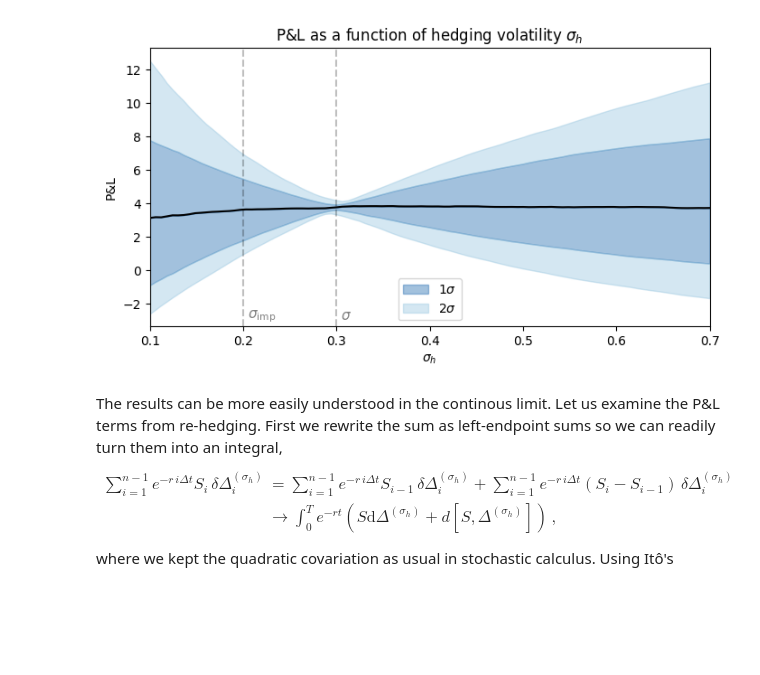
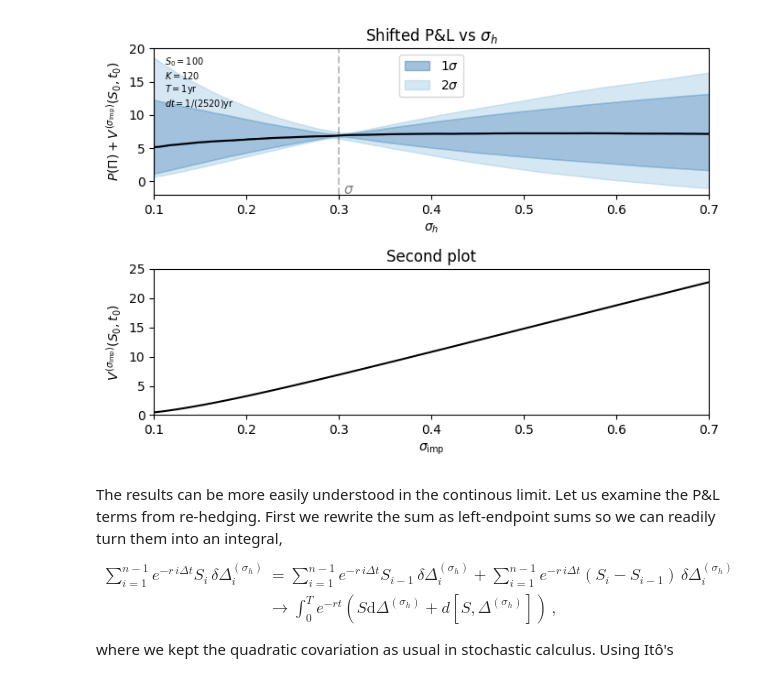
Before and after one commit to rebalkin/Quant-portfolio, a Jupyter notebook: notebooks/vol_arb.ipynb, the cells around one changed output. Drawn from its saved outputs; the diff is of its cells as text; code cells hidden in the pictures; blank space fills up the shorter version.

```diff
--- a/notebooks/vol_arb.ipynb
+++ b/notebooks/vol_arb.ipynb
@@ -111,7 +165,7 @@ def vol_arb(S0,r,K,D,sigmaH,sigmaReal,sigmaImp,T,dt,MC,MC_given):
 S0=100
 mu=0.03
 r=0.05
-K=100
+K=120
 sigmaImp=0.2
 sigmaReal= 0.3
 m=1000
@@ -128,48 +182,45 @@ for sigmaH in  sigmaH_range:
     dists.append(dist)
     dists_percentiles.append(p)
 dists = np.array(dists)
-dists_percentiles = np.array(dists_percentiles)
+dists_percentiles = np.array(dists_percentiles)+bs.bs_formula_price(S0,K,r,D,sigmaImp,T,'call')
 # %%
-fig, ax = plt.subplots(figsize=(8,4))
+fig, (ax1, ax2) = plt.subplots(ncols=1,nrows=2, figsize=(7,5), sharey=False)
 
-colors= [plt.cm.Blues(0.8), plt.cm.Blues(0.4)]
-# ax.plot(sigmaH_range,result[:,0],color=colors[1],alpha=0.00)
-# ax.plot(sigmaH_range,result[:,1],color=colors[0],alpha=0.00)
-ax.plot(sigmaH_range,dists_percentiles[:,2],color='black')
-# ax.plot(sigmaH_range,result[:,3],color=colors[0],alpha=0.00)
-# ax.plot(sigmaH_range,result[:,4],color=colors[1],alpha=0.00)
+# --- First plot (your existing code goes to ax1) ---
+colors = [plt.cm.Blues(0.8), plt.cm.Blues(0.4)]
+ax1.plot(sigmaH_range, dists_percentiles[:,2], color='black')
+ax1.fill_between(sigmaH_range, dists_percentiles[:,1], dists_percentiles[:,2],
+                 alpha=0.4, color=colors[0], zorder=0, label=r'1$\sigma$')
+ax1.fill_between(sigmaH_range, dists_percentiles[:,3], dists_percentiles[:,2],
+                 alpha=0.4, color=colors[0], zorder=0)
+ax1.fill_between(sigmaH_range, dists_percentiles[:,4], dists_percentiles[:,3],
+                 alpha=0.4, color=colors[1], zorder=0, label=r'2$\sigma$')
+ax1.fill_between(sigmaH_range, dists_percentiles[:,0], dists_percentiles[:,1],
+                 alpha=0.4, color=colors[1], zorder=0)
+ax1.axvline(x=sigmaReal, color='k', linestyle='--', alpha=0.25)
+ax1.legend()
+ax1.text(sigmaReal+0.005, np.min(dists_percentiles[:,0])+0.8, r'$\sigma$',
+         fontsize=11, ha='left', va='top', color='gray')
+ax1.text(0.02,0.95,
+         r'$S_0=100$'+"\n"+r'$K=120$'+"\n"+r'$T=1\text{yr}$'+"\n"+r'$dt=1/(2520)\text{yr}$',
+         transform=ax1.transAxes, fontsize=7, ha='left', va='top', color='Black')
+ax1.set_xlim(0.1,0.7)
+ax1.set_ylim(-2.0,20)
+ax1.set_xlabel(r'$\sigma_{h}$')
+ax1.set_ylabel(r'$P(\Pi)+V^{(\sigma_{\text{imp}})}(S_0,t_0)$')
+ax1.set_title(r'Shifted P&L vs $\sigma_{h}$')
 
-ax.fill_between(sigmaH_range, dists_percentiles[:,1], dists_percentiles[:,2],alpha=0.4, color=colors[0], zorder=0,label=r'1$\sigma$')
-ax.fill_between(sigmaH_range, dists_percentiles[:,3], dists_percentiles[:,2],alpha=0.4, color=colors[0], zorder=0)
-ax.fill_between(sigmaH_range, dists_percentiles[:,4], dists_percentiles[:,3],alpha=0.4, color=colors[1], zorder=0,label=r'2$\sigma$')
-ax.fill_between(sigmaH_range, dists_percentiles[:,0], dists_percentiles[:,1],alpha=0.4, color=colors[1], zorder=0)
-plt.axvline(x=sigmaReal, color='k', linestyle='--',alpha=0.25)
-plt.axvline(x=sigmaImp, color='k', linestyle='--',alpha=0.25)
-plt.legend()
-
-ax.text(
-    sigmaReal+0.005, np.min(dists_percentiles[:,0])+0.3,             # position
-    r'$\sigma$', # text (multi-line ok)
-    # transform=ax.transAxes, # axes coords (0–1)
-    fontsize=11, ha='left', va='top',
-    color='gray'           # optional
-)
-ax.text(
-    sigmaImp+0.005, np.min(dists_percentiles[:,0])+0.3,             # position
-    r'$\sigma_{\text{imp}}$', # text (multi-line ok)
-    # transform=ax.transAxes, # axes coords (0–1)
-    fontsize=11, ha='left', va='top',
-    color='gray'           # optional
-)
-# plt.grid(True)
-plt.xlim(0.1,0.7)
-plt.xlabel(r'$\sigma_{h}$')
-plt.ylabel('P&L')
-plt.title(r'P&L as a function of hedging volatility $\sigma_{h}$')
-
+# --- Second plot (new content goes here) ---
+ax2.plot(sigmaH_range, [bs.bs_formula_price(S0,K,r,D,x,T,'call') for x in sigmaH_range], color='Black')  # Example placeholder
+ax2.set_title("Second plot")
+ax2.set_xlim(0.1,0.7)
+ax2.set_ylim(0.0,25)
+ax2.set_xlabel(r'$\sigma_{\text{imp}}$')
+ax2.set_ylabel(r'$V^{(\sigma_{\text{imp}})}(S_0,t_0)$')
+plt.tight_layout()
 plt.show()
 # %% [output]
-[figure, old version]
+[figure, new version]
 # %% [markdown]
 The results can be more easily understood in the continous limit.
 Let us examine the P&L terms from re-hedging. First we rewrite the sum as  left-endpoint sums so we can readily turn them into an integral,
```
Also changed, not shown: parts of 4 cells of this notebook.
